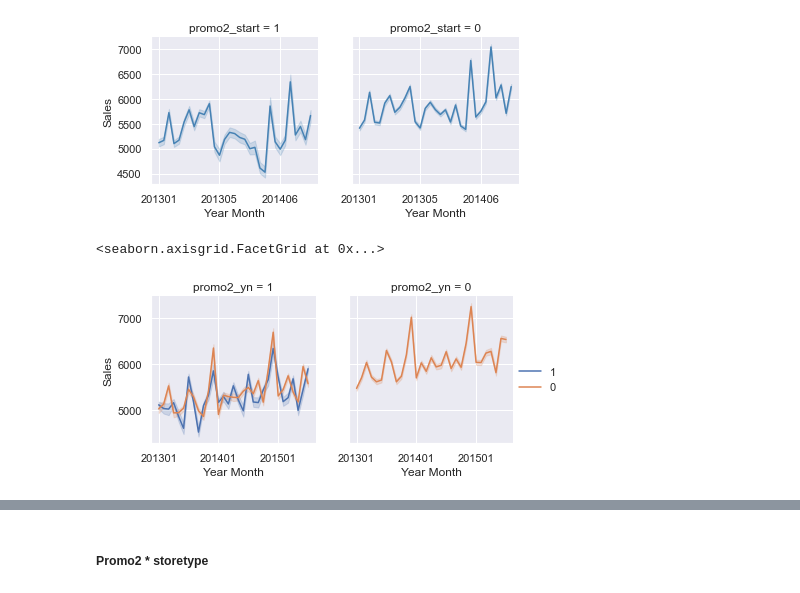
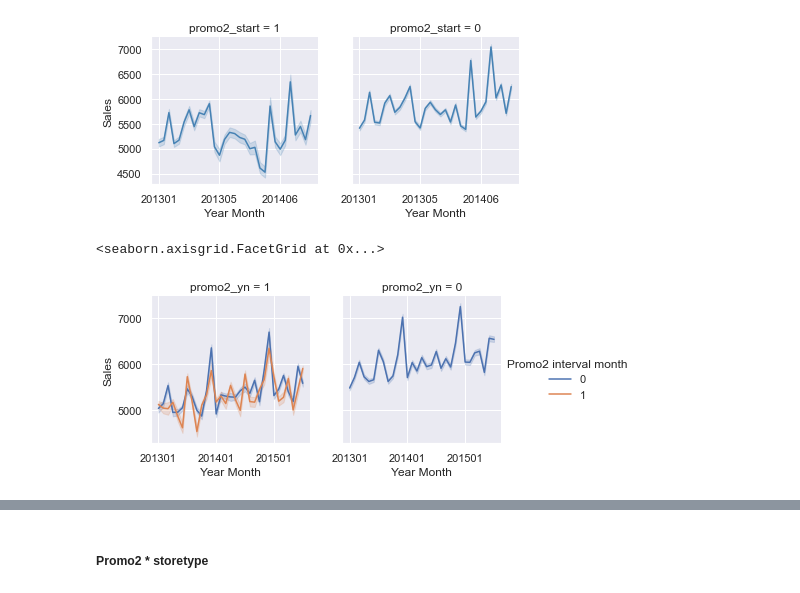
Before and after one commit to CYCCCCC/store_sales_prediction, a Jupyter notebook: store_sales.ipynb, the cells around one changed output, grey strips where cells are left out. Cells and saved outputs as stored; diff of their text form; code cells hidden in the pictures.

```diff
--- a/store_sales.ipynb
+++ b/store_sales.ipynb
@@ -1261,15 +1304,16 @@ g.add_legend()
 [figure]
 # %%
 order = [1, 0]
+hue_order = [0, 1]
 
 g = sns.FacetGrid(all, col='promo2_yn', col_wrap=2, height=3, col_order=order)
-g.map_dataframe(sns.lineplot, 'yyyymm', 'Sales', hue='promo2_start', hue_order=order)
+g.map_dataframe(sns.lineplot, 'yyyymm', 'Sales', hue='promo2_start', hue_order=hue_order)
 
 tick_locations = list(range(0, 31, 12))
 plt.xticks(ticks=tick_locations)
 
 g.set_axis_labels('Year Month', 'Sales')
-g.add_legend()
+g.add_legend(title='Promo2 interval month')
 # %% [output]
 <seaborn.axisgrid.FacetGrid at 0x...>
-[figure, old version]
+[figure, new version]
```
Also changed, not shown: parts of 24 cells of this notebook.
